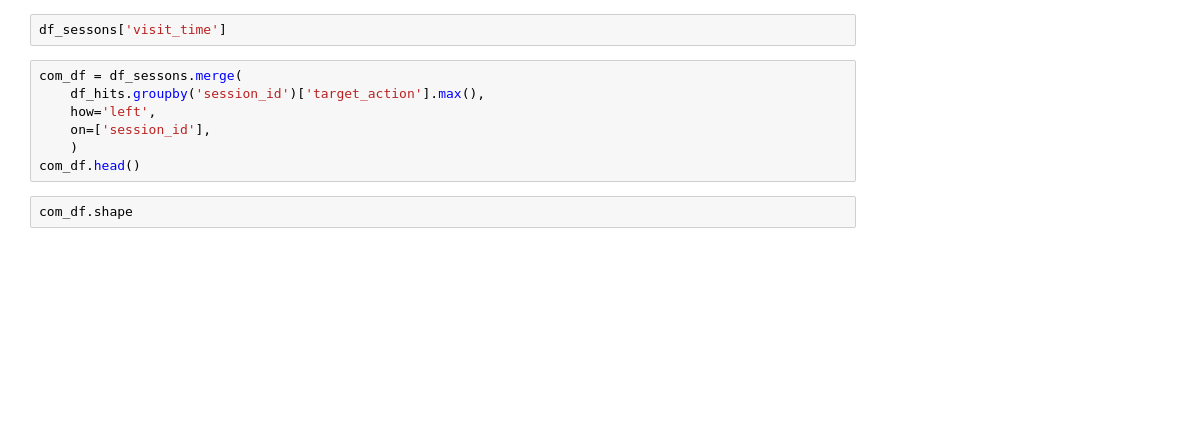
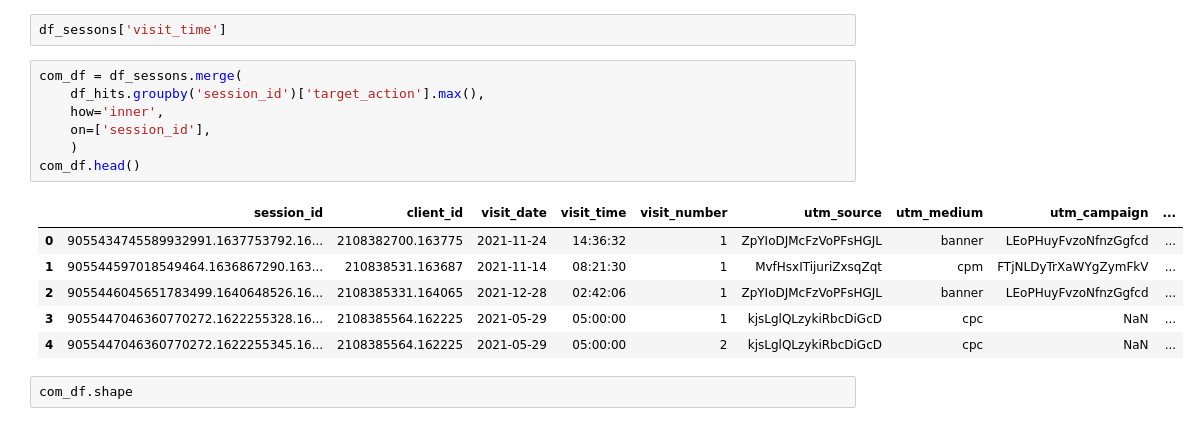
Before and after one commit to IgorKolotushkin/ds_diploma, a Jupyter notebook: diploma.ipynb, the cells around one changed output. Saved outputs shown, nothing was run; the diff lists cells and outputs as text; blank space fills up the shorter version.

```diff
--- a/diploma.ipynb
+++ b/diploma.ipynb
@@ -135,10 +124,17 @@ df_sessons['visit_time']
 # %%
 com_df = df_sessons.merge(
     df_hits.groupby('session_id')['target_action'].max(),
-    how='left',
+    how='inner',
     on=['session_id'],
     )
 com_df.head()
+# %% [output]
+|  | session_id | client_id | visit_date | visit_time | visit_number | utm_source | utm_medium | utm_campaign | ... |
+| 0 | 9055434745589932991.1637753792.16... | 2108382700.163775 | 2021-11-24 | 14:36:32 | 1 | ZpYIoDJMcFzVoPFsHGJL | banner | LEoPHuyFvzoNfnzGgfcd | ... |
+| 1 | 905544597018549464.1636867290.163... | 210838531.163687 | 2021-11-14 | 08:21:30 | 1 | MvfHsxITijuriZxsqZqt | cpm | FTjNLDyTrXaWYgZymFkV | ... |
+| 2 | 9055446045651783499.1640648526.16... | 2108385331.164065 | 2021-12-28 | 02:42:06 | 1 | ZpYIoDJMcFzVoPFsHGJL | banner | LEoPHuyFvzoNfnzGgfcd | ... |
+| 3 | 9055447046360770272.1622255328.16... | 2108385564.162225 | 2021-05-29 | 05:00:00 | 1 | kjsLglQLzykiRbcDiGcD | cpc | NaN | ... |
+| 4 | 9055447046360770272.1622255345.16... | 2108385564.162225 | 2021-05-29 | 05:00:00 | 2 | kjsLglQLzykiRbcDiGcD | cpc | NaN | ... |
 # %%
 com_df.shape
 # %% [output]
```
Also changed, not shown: parts of 4 cells of this notebook, 2 other files.
